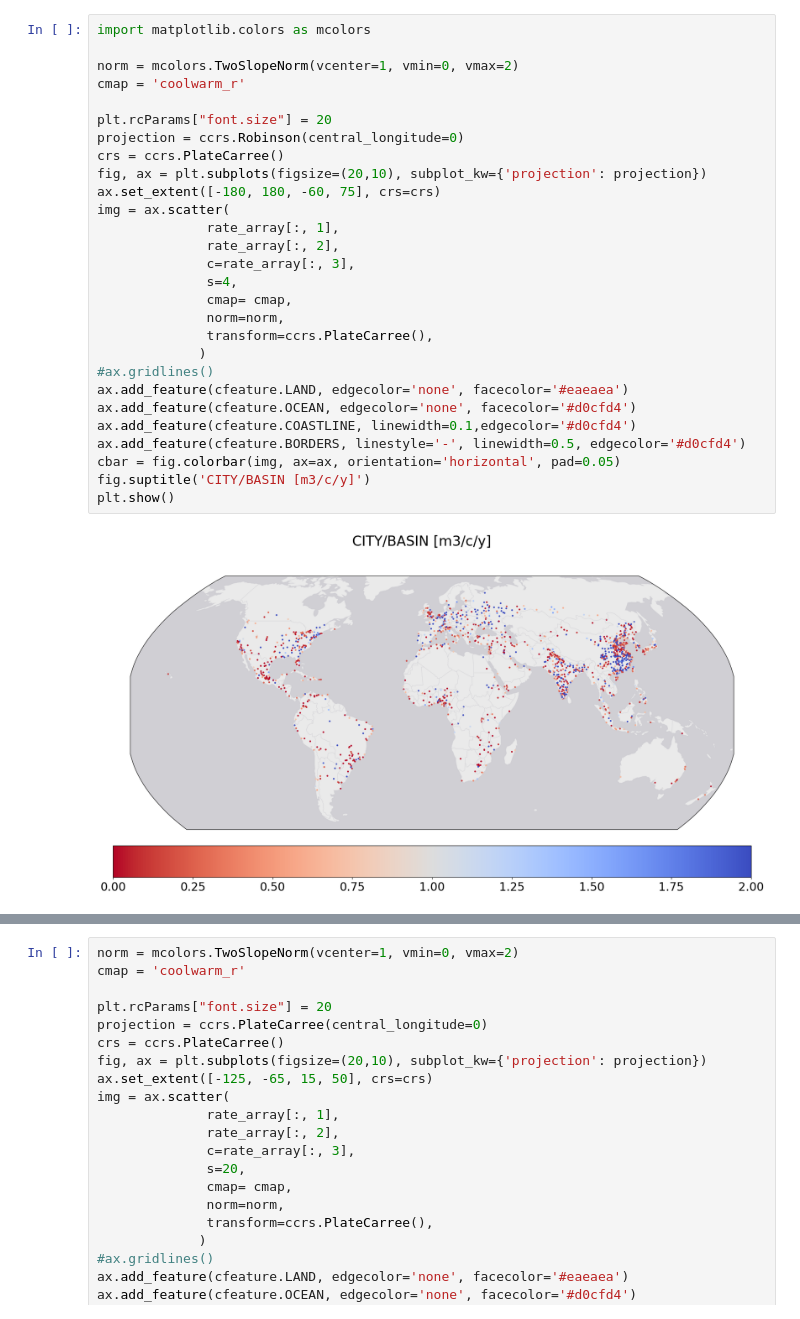
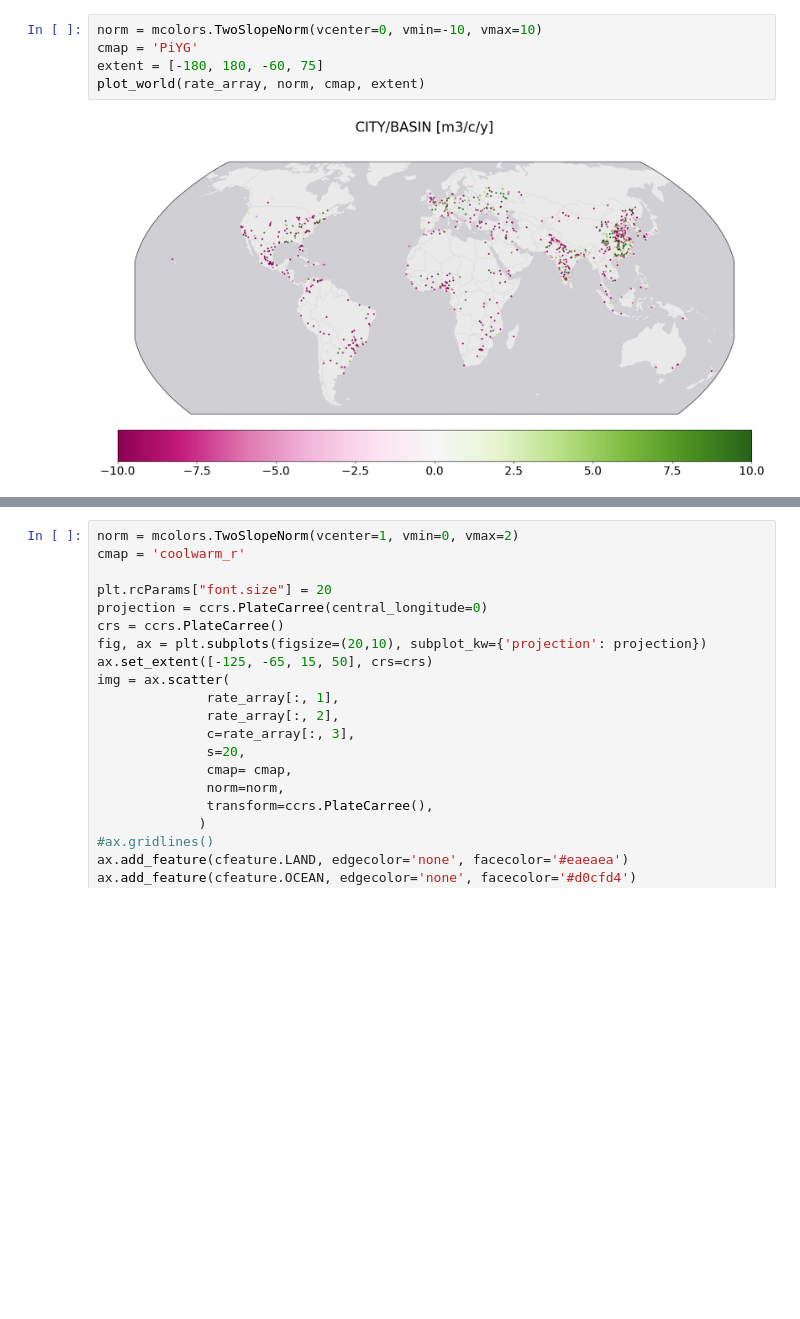
Before and after one commit to HalKiyo/h08_urban, a Jupyter notebook: wsi/pst/city_vs_basin.ipynb, the cells around one changed output, grey strips where cells are left out. Cells and saved outputs as stored; diff of their text form; blank space fills up the shorter version.

```diff
--- a/wsi/pst/city_vs_basin.ipynb
+++ b/wsi/pst/city_vs_basin.ipynb
@@ -26,31 +77,8 @@ rate_array =  np.array(RATE)
-# %%
-import matplotlib.colors as mcolors
-
-norm = mcolors.TwoSlopeNorm(vcenter=1, vmin=0, vmax=2)
-cmap = 'coolwarm_r'
-
-plt.rcParams["font.size"] = 20
-projection = ccrs.Robinson(central_longitude=0)
-crs = ccrs.PlateCarree()
-fig, ax = plt.subplots(figsize=(20,10), subplot_kw={'projection': projection})
-ax.set_extent([-180, 180, -60, 75], crs=crs)
-img = ax.scatter(
-              rate_array[:, 1],
-              rate_array[:, 2],
-              c=rate_array[:, 3],
-              s=4,
-              cmap= cmap,
-              norm=norm,
-              transform=ccrs.PlateCarree(),
-             )
-#ax.gridlines()
-ax.add_feature(cfeature.LAND, edgecolor='none', facecolor='#eaeaea')
-ax.add_feature(cfeature.OCEAN, edgecolor='none', facecolor='#d0cfd4')
-ax.add_feature(cfeature.COASTLINE, linewidth=0.1,edgecolor='#d0cfd4')
-ax.add_feature(cfeature.BORDERS, linestyle='-', linewidth=0.5, edgecolor='#d0cfd4')
-cbar = fig.colorbar(img, ax=ax, orientation='horizontal', pad=0.05)
-fig.suptitle('CITY/BASIN [m3/c/y]')
-plt.show()
-# %% [output]
-[figure, removed]
+# %%
+norm = mcolors.TwoSlopeNorm(vcenter=0, vmin=-10, vmax=10)
+cmap = 'PiYG'
+extent = [-180, 180, -60, 75]
+plot_world(rate_array, norm, cmap, extent)
+# %% [output]
+[figure, added]
 # %%
```
Also changed, not shown: parts of 4 cells of this notebook, 7 other files.
